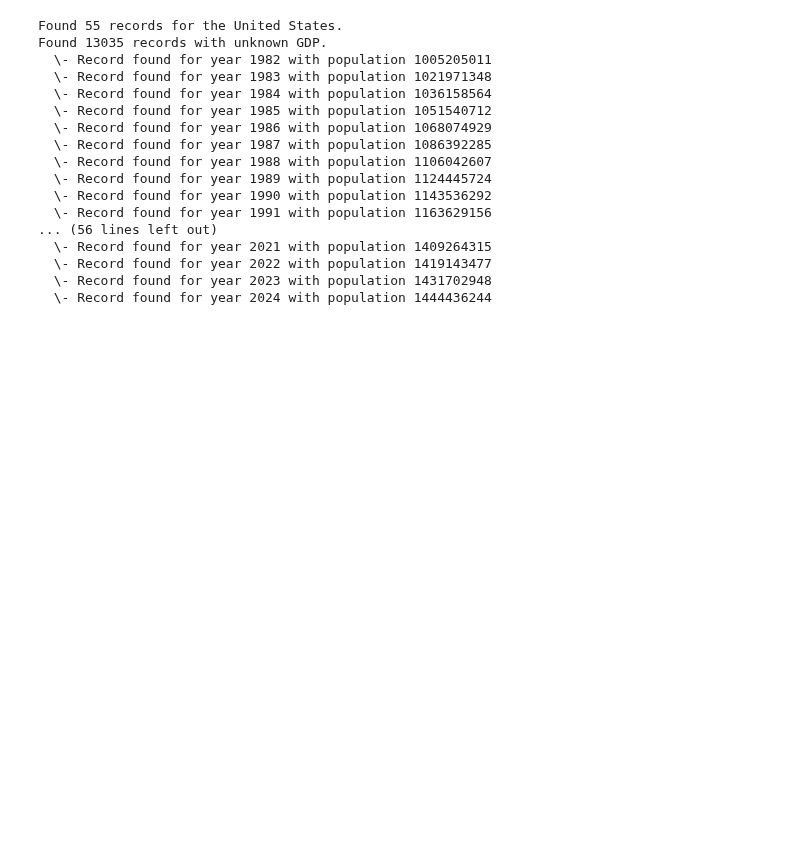
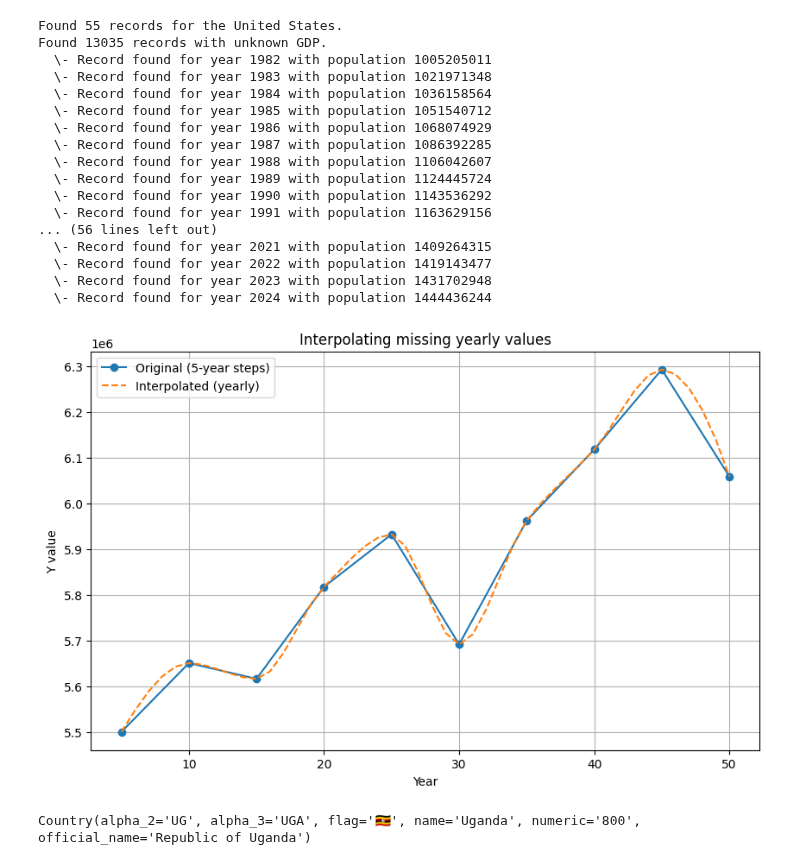
Before and after one commit to tuomascode/DSA-Population, a Jupyter notebook: tuomas_population_data.ipynb, the cells around one changed output. Saved outputs shown, nothing was run; the diff lists cells and outputs as text; code cells hidden in the pictures; blank space fills up the shorter version.

Commit message:
solve na values, rm singletons

```diff
--- a/tuomas_population_data.ipynb
+++ b/tuomas_population_data.ipynb
@@ -78,3 +78,45 @@ Found 13035 records with unknown GDP.
   \- Record found for year 2022 with population 1419143477
   \- Record found for year 2023 with population 1431702948
   \- Record found for year 2024 with population 1444436244
+# %%
+import numpy as np
+import matplotlib.pyplot as plt
+from scipy.interpolate import PchipInterpolator
+
+def solve_missing_values(y, x):
+    all_years = np.arange(min(x), max(x) + 1, 1)
+    interp = PchipInterpolator(x, y)
+    return interp(all_years), all_years
+
+n = 10
+start_val = 5.5 * 10**6
+x = list(range(5, 55, 5))  # [5, 10, ..., 50]
+
+# Generate values with ±5% change
+y = [start_val]
+rng = np.random.default_rng(seed=42)  # reproducible random numbers
+for _ in range(n - 1):
+    change_factor = 1 + rng.uniform(-0.05, 0.05)  # between -5% and +5%
+    y.append(y[-1] * change_factor)
+
+# Example data (replace with your own)
+
+y_smooth, all_years = solve_missing_values(y, x)
+
+# Plot
+plt.figure(figsize=(10,6))
+plt.plot(x, y, "o-", label="Original (5-year steps)")
+plt.plot(all_years, y_smooth, "--", label="Interpolated (yearly)")
+plt.xlabel("Year")
+plt.ylabel("Y value")
+plt.title("Interpolating missing yearly values")
+plt.legend()
+plt.grid(True)
+plt.show()
+# %% [output]
+[figure, added]
+# %%
+from database.utils import get_country
+get_country("AAB")
+# %% [output]
+Country(alpha_2='UG', alpha_3='UGA', flag='🇺🇬', name='Uganda', numeric='800', official_name='Republic of Uganda')
```
Also changed, not shown: 3 other files.
